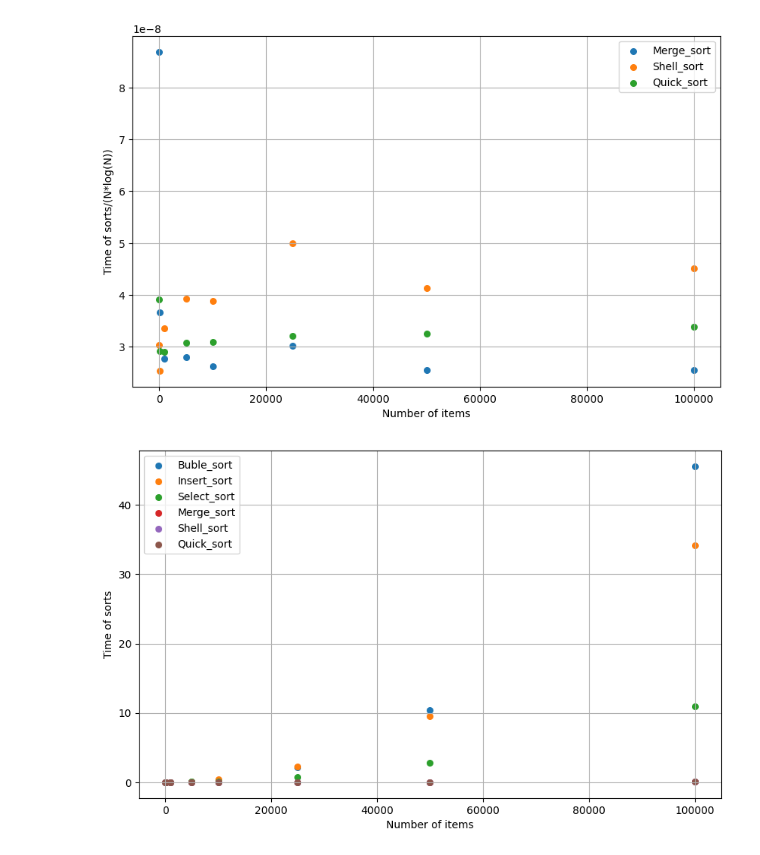
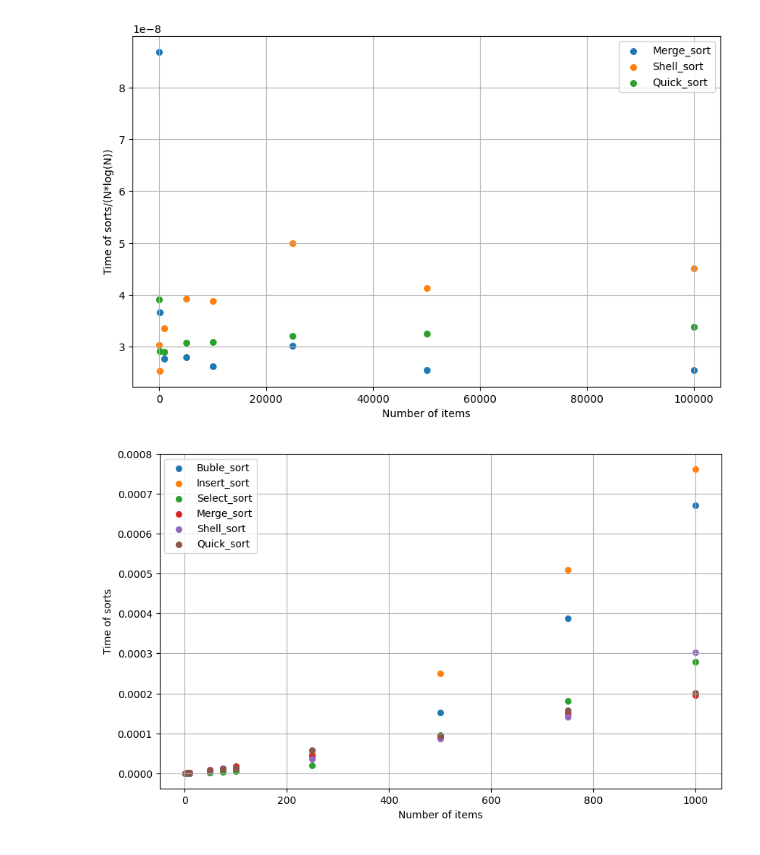
Before and after one commit to Polly23125/Informatics, a Jupyter notebook: Lab_sorts/graph.ipynb, the cells around one changed output. Saved outputs shown, nothing was run; the diff lists cells and outputs as text; code cells hidden in the pictures.

Commit message:
detailed difference between sorts

```diff
--- a/Lab_sorts/graph.ipynb
+++ b/Lab_sorts/graph.ipynb
@@ -178,22 +178,48 @@ plt.show()
 # %% [output]
 [figure]
 # %%
+mass6 = np.array(pd.read_csv("6.csv"))
+N1 = []
+bub1 = []
+ins1 = []
+sel1 = []
+mer1 = []
+shell1 = []
+qui1 = []
+
+for i in range (len(mass6)):
+    N1.append(int(mass6[i][0]))
+    bub1.append(float(mass6[i][1])/5)
+    ins1.append(float(mass6[i][2])/5)
+    sel1.append(float(mass6[i][3])/5)
+    mer1.append(float(mass6[i][4]))
+    shell1.append(float(mass6[i][5]))
+    qui1.append(float(mass6[i][6]))
+
+N1 = np.array(N1)
+mer1 = np.array(mer1)
+shell1 = np.array(shell1)
+qui1 = np.array(qui1)
+bub1 = np.array(bub1)
+ins1 = np.array(ins1)
+sel1 = np.array(sel1)
+
 plt.figure(figsize=(10, 6))
 
-plt.scatter(N, bub, s=30, label='Buble_sort')
-plt.scatter(N, ins, s=30, label='Insert_sort')
-plt.scatter(N, sel, s=30, label='Select_sort')
+plt.scatter(N1, bub1, s=30, label='Buble_sort')
+plt.scatter(N1, ins1, s=30, label='Insert_sort')
+plt.scatter(N1, sel1, s=30, label='Select_sort')
 
-plt.scatter(n, mer, s=30, label='Merge_sort')
-plt.scatter(n, shell, s=30, label='Shell_sort')
-plt.scatter(n, qui, s=30, label='Quick_sort')
+plt.scatter(N1, mer1, s=30, label='Merge_sort')
+plt.scatter(N1, shell1, s=30, label='Shell_sort')
+plt.scatter(N1, qui1, s=30, label='Quick_sort')
 
 
 plt.xlabel('Number of items')
 plt.ylabel('Time of sorts')
 plt.grid()
 plt.legend()
-plt.savefig('Fast_sorts.pdf', format='pdf')
+plt.savefig('Fast_sorts_proof.pdf', format='pdf')
 plt.show()
 # %% [output]
-[figure, old version]
+[figure, new version]
```
Also changed, not shown: parts of 1 cell of this notebook, 8 other files.
